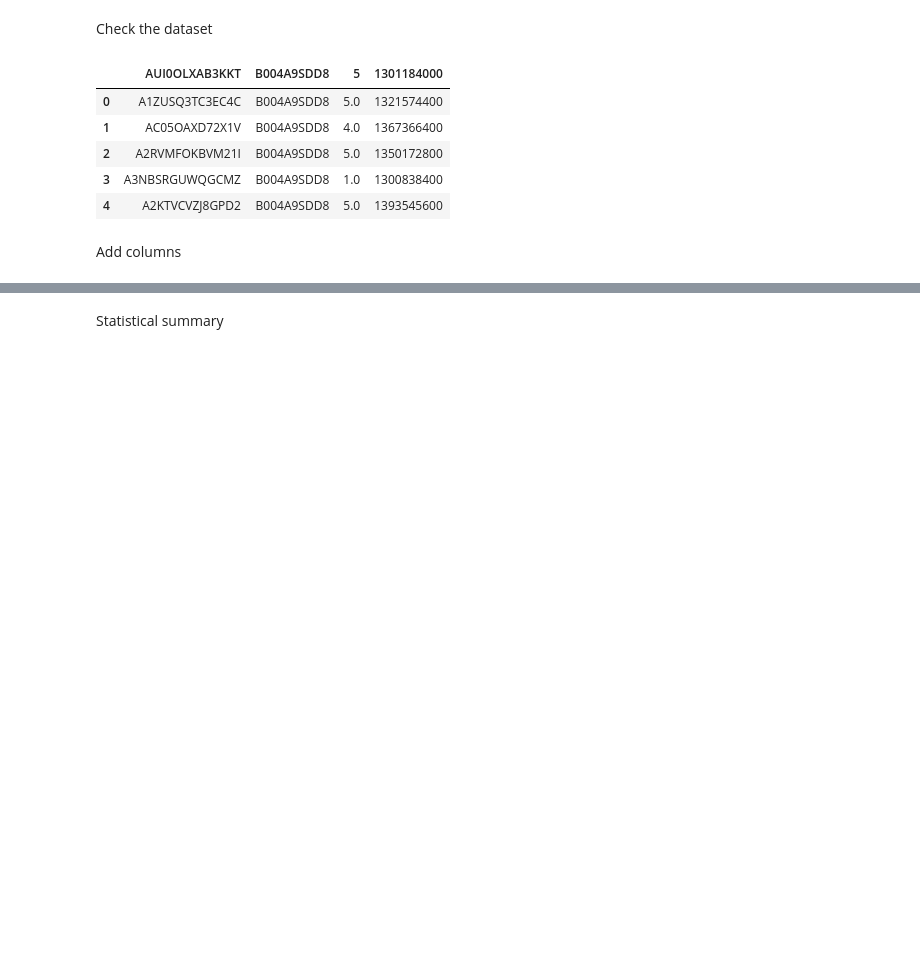
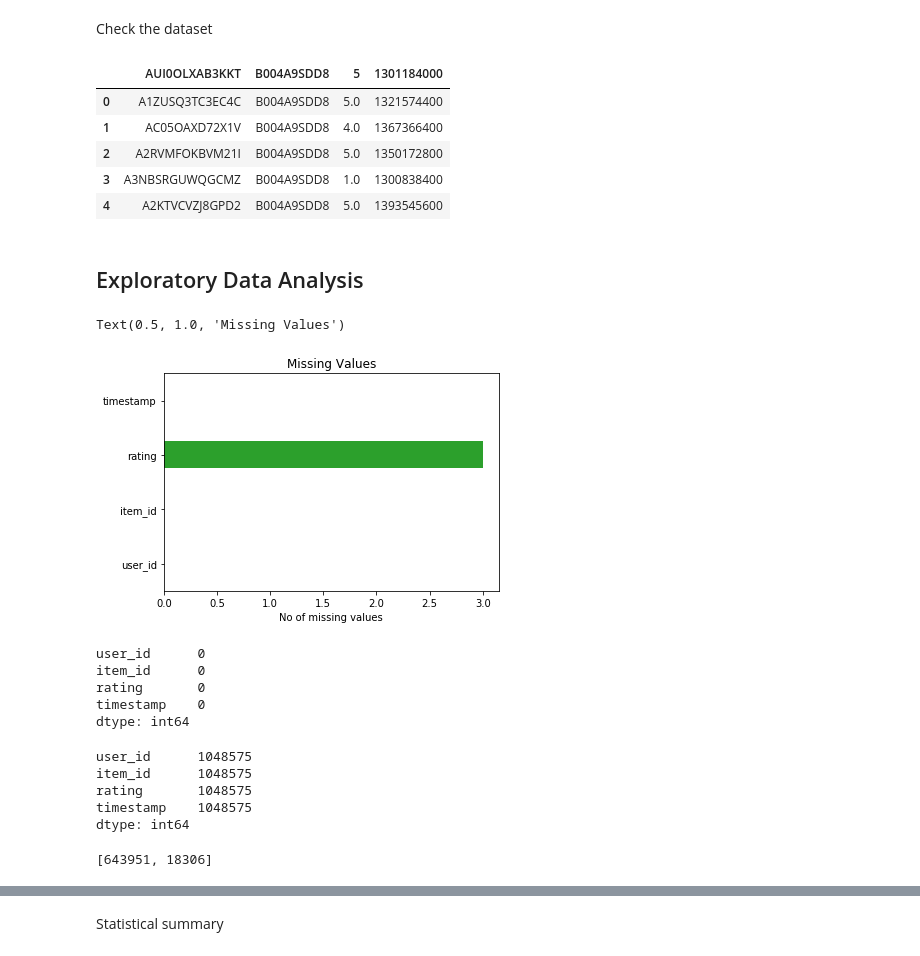
Before and after one commit to sheikhhanif/Recommender-System, a Jupyter notebook: app_recommender.ipynb, the cells around one changed output, grey strips where cells are left out. Cells and saved outputs as stored; diff of their text form; code cells hidden in the pictures; blank space fills up the shorter version.

```diff
--- a/app_recommender.ipynb
+++ b/app_recommender.ipynb
@@ -44,6 +40,4 @@ dataset.head()
 | 2 | A2RVMFOKBVM21I | B004A9SDD8 | 5.0 | 1350172800 |
 | 3 | A3NBSRGUWQGCMZ | B004A9SDD8 | 1.0 | 1300838400 |
 | 4 | A2KTVCVZJ8GPD2 | B004A9SDD8 | 5.0 | 1393545600 |
-# %% [markdown]
-Add columns
 # %%
@@ -50 +45,14 @@ Add columns
 dataset.columns = ['user_id', 'item_id', 'rating', 'timestamp' ]
+# %% [markdown]
+## Exploratory Data Analysis
+# %%
+# detecting missing values
+missing_values = dataset.isnull().sum()
+# %%
+# plotting missing values
+missing_values.plot.barh()
+plt.xlabel("No of missing values")
+plt.title("Missing Values")
+# %% [output]
+Text(0.5, 1.0, 'Missing Values')
+[figure, added]
@@ -50,0 +62,26 @@ dataset.columns = ['user_id', 'item_id', 'rating', 'timestamp' ]
+# %%
+# checking missing values isssue has solved or not
+dataset.isnull().sum()
+# %% [output]
+user_id      0
+item_id      0
+rating       0
+timestamp    0
+dtype: int64
+# %%
+# total number of user, item and rating and timestamp
+dataset.count()
+# %% [output]
+user_id      1048575
+item_id      1048575
+rating       1048575
+timestamp    1048575
+dtype: int64
+# %%
+uniq = []
+# total number of unique users
+uniq.append(dataset.user_id.unique().size)
+uniq.append(dataset.item_id.unique().size)
+uniq
+# %% [output]
+[643951, 18306]
```
Also changed, not shown: parts of 19 cells of this notebook.
